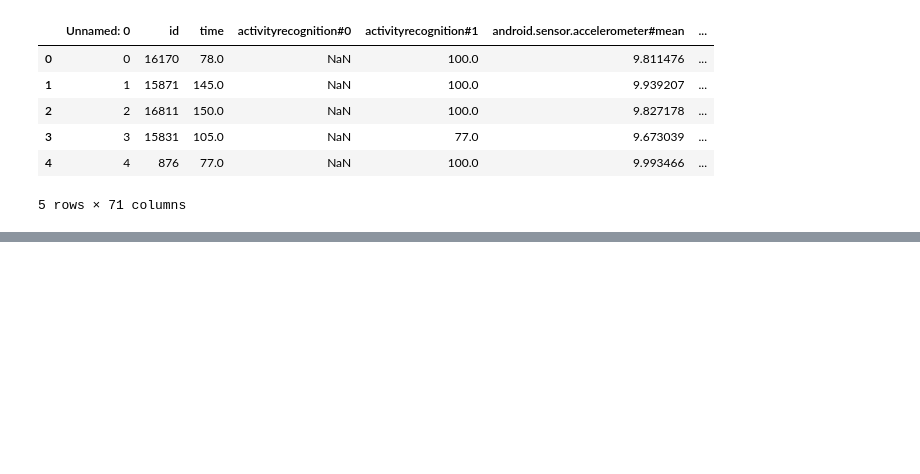
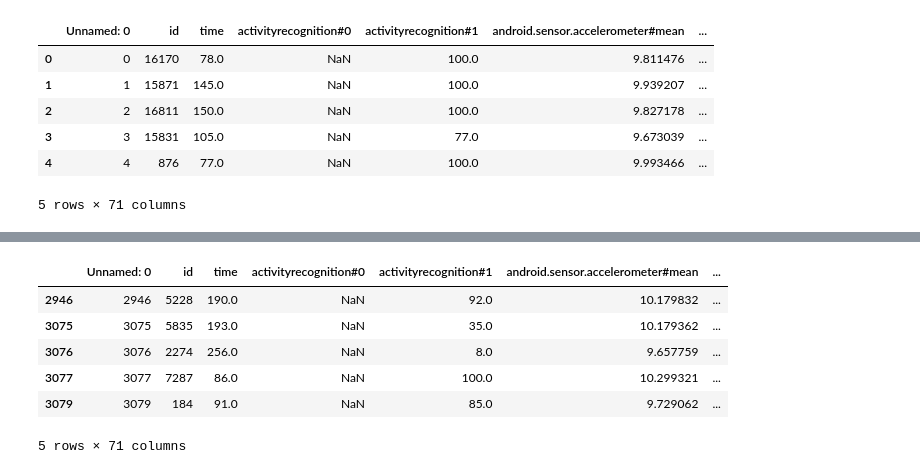
Before and after one commit to nagarjuna-de/apple_watch_tracker, a Jupyter notebook: jupyter_notebooks/EDA.ipynb, the cells around one changed output, grey strips where cells are left out. Cells and saved outputs as stored; diff of their text form; code cells hidden in the pictures; blank space fills up the shorter version.

```diff
--- a/jupyter_notebooks/EDA.ipynb
+++ b/jupyter_notebooks/EDA.ipynb
@@ -26,0 +42,11 @@ data.head()
+# %%
+data = data.sort_values(by='user')
+data.head()
+# %% [output]
+|  | Unnamed: 0 | id | time | activityrecognition#0 | activityrecognition#1 | android.sensor.accelerometer#mean | ... |
+| 2946 | 2946 | 5228 | 190.0 | NaN | 92.0 | 10.179832 | ... |
+| 3075 | 3075 | 5835 | 193.0 | NaN | 35.0 | 10.179362 | ... |
+| 3076 | 3076 | 2274 | 256.0 | NaN | 8.0 | 9.657759 | ... |
+| 3077 | 3077 | 7287 | 86.0 | NaN | 100.0 | 10.299321 | ... |
+| 3079 | 3079 | 184 | 91.0 | NaN | 85.0 | 9.729062 | ... |
+5 rows × 71 columns
```
Also changed, not shown: parts of 13 cells of this notebook, 8 other files.
